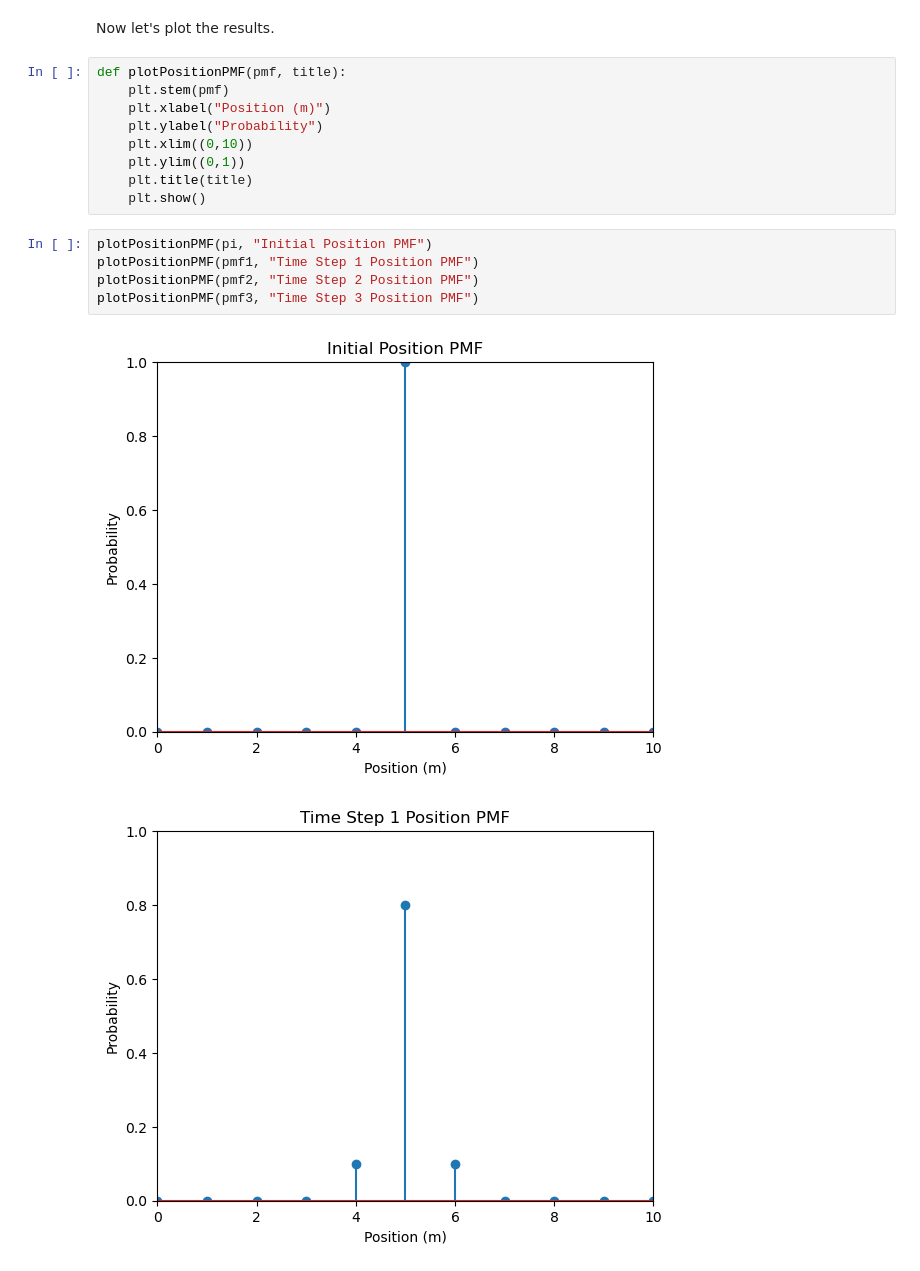
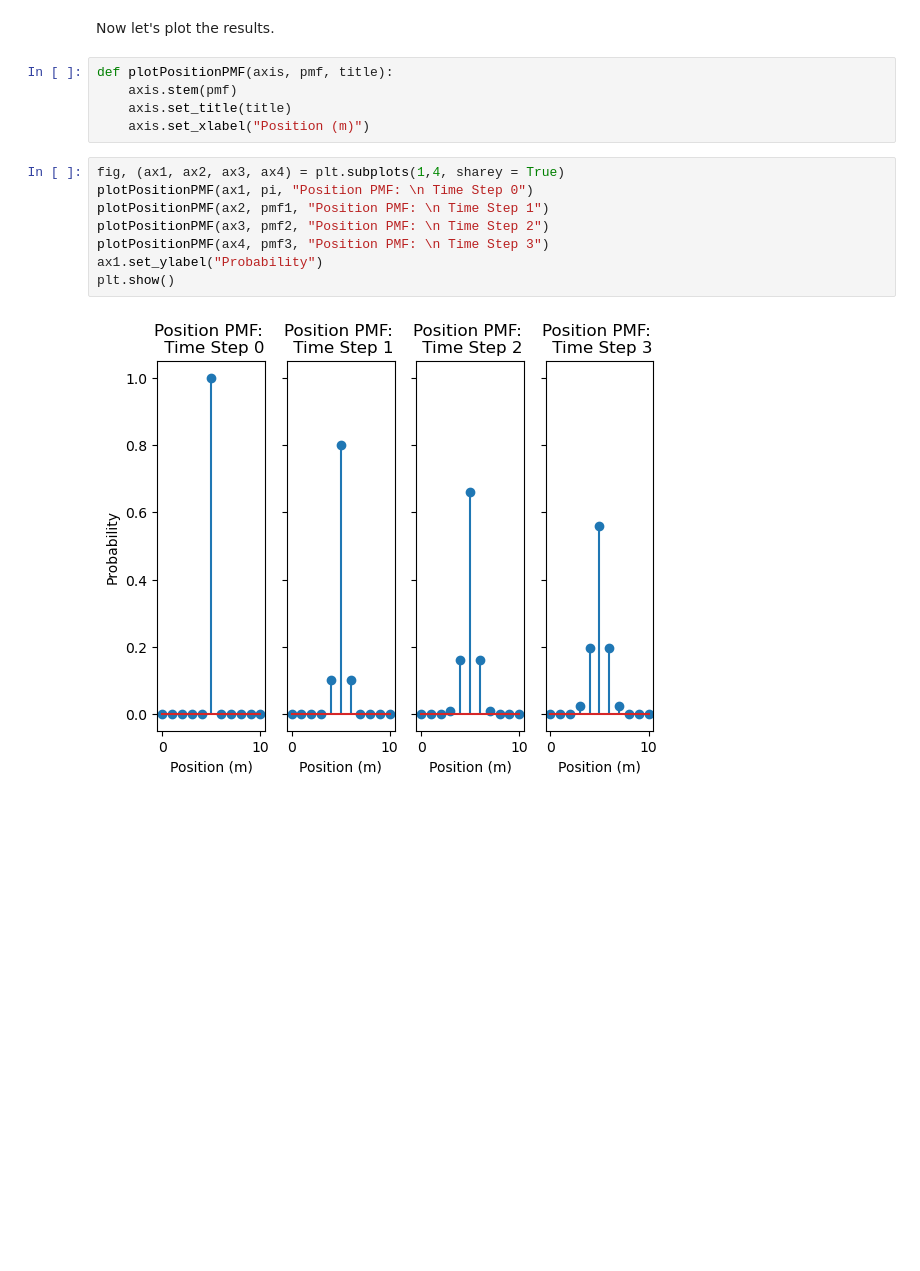
Before and after one commit to rafael-burger/E207-HW6, a Jupyter notebook: HW6.ipynb, the cells around one changed output. Cells and saved outputs as stored; diff of their text form; blank space fills up the shorter version.

```diff
--- a/HW6.ipynb
+++ b/HW6.ipynb
@@ -122,20 +124,18 @@ pmf2 = pi @ (np.linalg.matrix_power(A, 2)) # is there a shortcut for raising a m
 pmf3 = pi @ (np.linalg.matrix_power(A, 3))
 # %% [markdown]
 Now let's plot the results.
-# %%
-def plotPositionPMF(pmf, title):
-    plt.stem(pmf)
-    plt.xlabel("Position (m)")
-    plt.ylabel("Probability")
-    plt.xlim((0,10))
-    plt.ylim((0,1))
-    plt.title(title)
-    plt.show()
+# %%
+def plotPositionPMF(axis, pmf, title):
+    axis.stem(pmf)
+    axis.set_title(title)
+    axis.set_xlabel("Position (m)")
 # %%
-plotPositionPMF(pi, "Initial Position PMF")
-plotPositionPMF(pmf1, "Time Step 1 Position PMF")
-plotPositionPMF(pmf2, "Time Step 2 Position PMF")
-plotPositionPMF(pmf3, "Time Step 3 Position PMF")
+fig, (ax1, ax2, ax3, ax4) = plt.subplots(1,4, sharey = True)
+plotPositionPMF(ax1, pi, "Position PMF: \n Time Step 0")
+plotPositionPMF(ax2, pmf1, "Position PMF: \n Time Step 1")
+plotPositionPMF(ax3, pmf2, "Position PMF: \n Time Step 2")
+plotPositionPMF(ax4, pmf3, "Position PMF: \n Time Step 3")
+ax1.set_ylabel("Probability")
+plt.show()
 # %% [output]
-[figure, old version]
+[figure, new version]
-[figure, removed]
```
Also changed, not shown: parts of 18 cells of this notebook.
